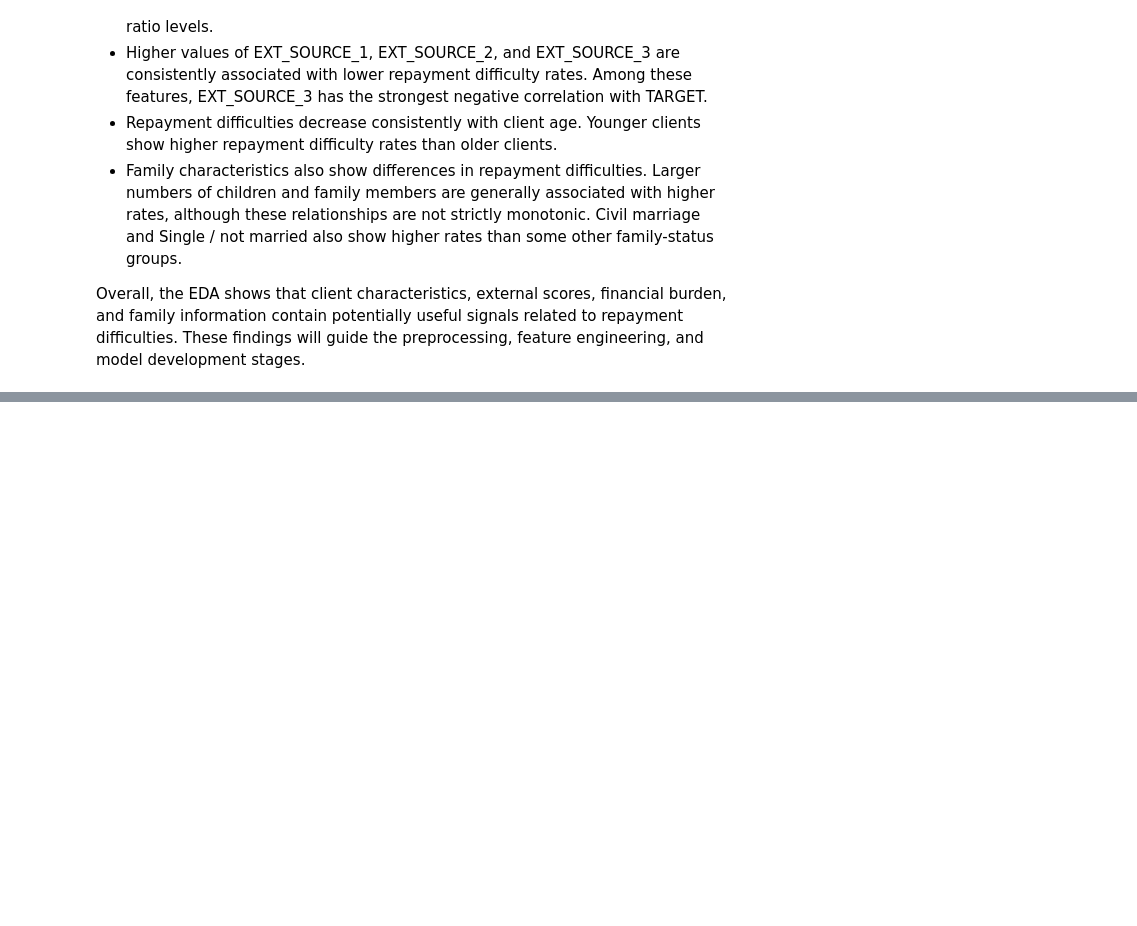
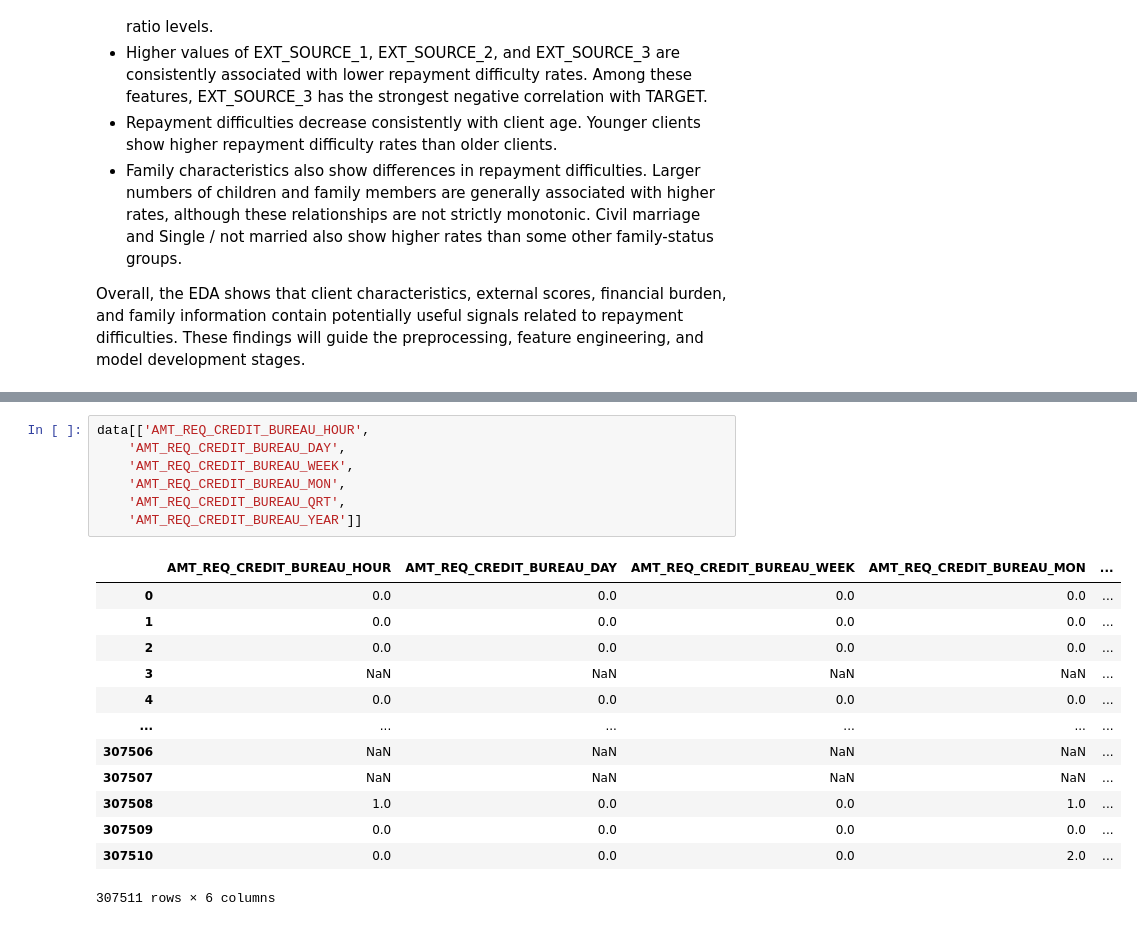
Before and after one commit to Tural-Kazimov/home-credit-default-risk, a Jupyter notebook: main.ipynb, the cells around one changed output, grey strips where cells are left out. Drawn from its saved outputs; the diff is of its cells as text; blank space fills up the shorter version.

```diff
--- a/main.ipynb
+++ b/main.ipynb
@@ -1091,0 +1349,21 @@ Overall, the EDA shows that client characteristics, external scores, financial b
+# %%
+data[['AMT_REQ_CREDIT_BUREAU_HOUR',
+    'AMT_REQ_CREDIT_BUREAU_DAY',
+    'AMT_REQ_CREDIT_BUREAU_WEEK',
+    'AMT_REQ_CREDIT_BUREAU_MON',
+    'AMT_REQ_CREDIT_BUREAU_QRT',
+    'AMT_REQ_CREDIT_BUREAU_YEAR']]
+# %% [output]
+|  | AMT_REQ_CREDIT_BUREAU_HOUR | AMT_REQ_CREDIT_BUREAU_DAY | AMT_REQ_CREDIT_BUREAU_WEEK | AMT_REQ_CREDIT_BUREAU_MON | ... |
+| 0 | 0.0 | 0.0 | 0.0 | 0.0 | ... |
+| 1 | 0.0 | 0.0 | 0.0 | 0.0 | ... |
+| 2 | 0.0 | 0.0 | 0.0 | 0.0 | ... |
+| 3 | NaN | NaN | NaN | NaN | ... |
+| 4 | 0.0 | 0.0 | 0.0 | 0.0 | ... |
+| ... | ... | ... | ... | ... | ... |
+| 307506 | NaN | NaN | NaN | NaN | ... |
+| 307507 | NaN | NaN | NaN | NaN | ... |
+| 307508 | 1.0 | 0.0 | 0.0 | 1.0 | ... |
+| 307509 | 0.0 | 0.0 | 0.0 | 0.0 | ... |
+| 307510 | 0.0 | 0.0 | 0.0 | 2.0 | ... |
+307511 rows × 6 columns
```
Also changed, not shown: parts of 54 cells of this notebook.
